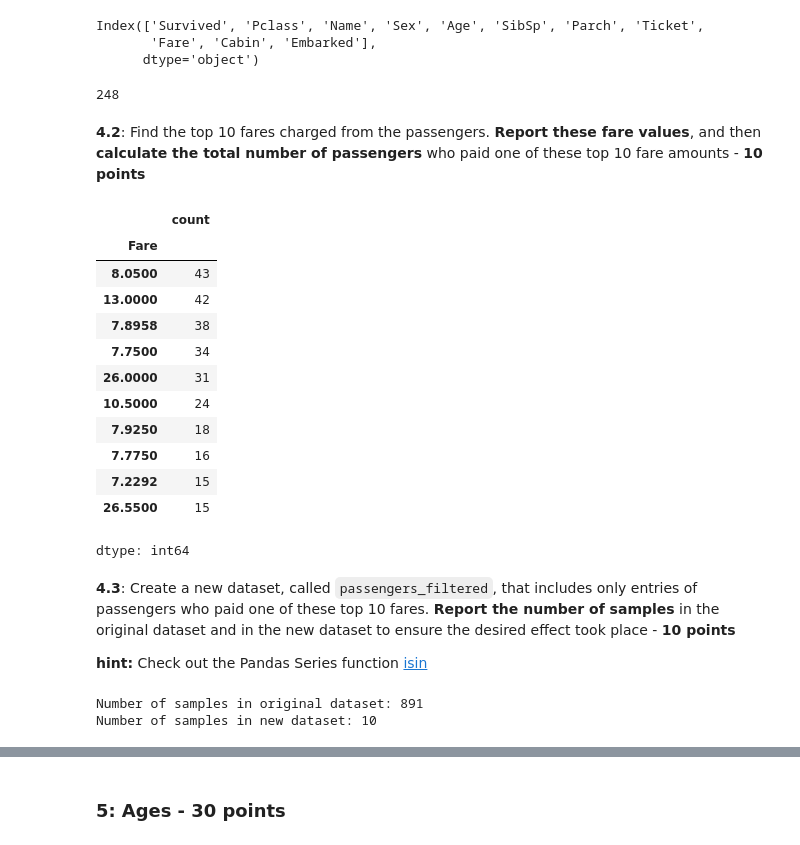
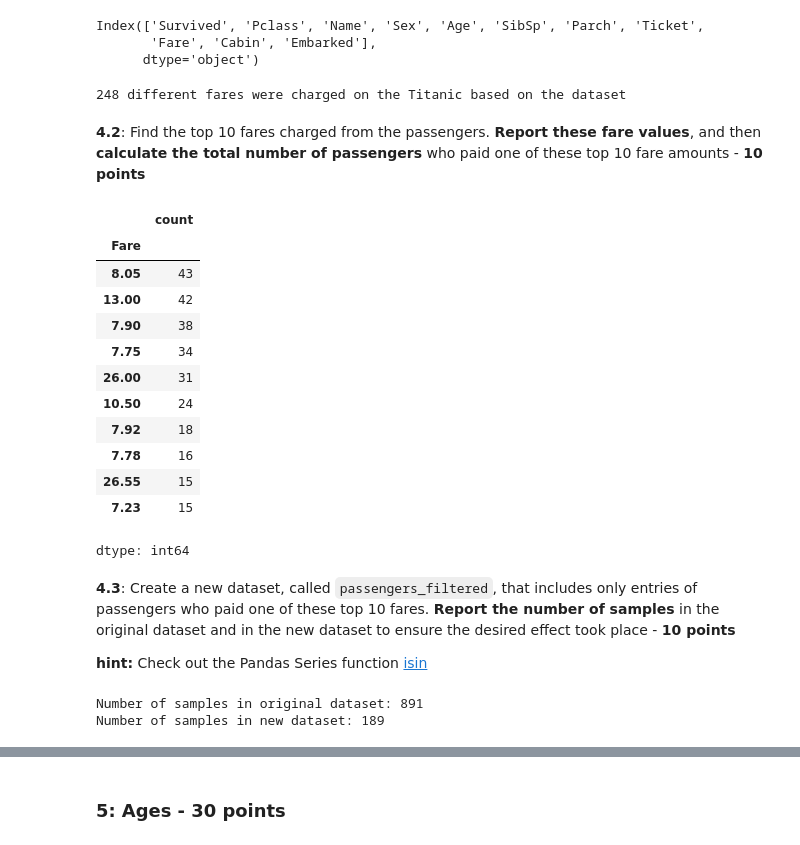
Before and after one commit to surf-guy/DSE200, a Jupyter notebook: HW/HW_2.ipynb, the cells around one changed output, grey strips where cells are left out. Cells and saved outputs as stored; diff of their text form; code cells hidden in the pictures.

```diff
--- a/HW/HW_2.ipynb
+++ b/HW/HW_2.ipynb
@@ -249,37 +256,37 @@ passengers.columns
 Index(['Survived', 'Pclass', 'Name', 'Sex', 'Age', 'SibSp', 'Parch', 'Ticket',
        'Fare', 'Cabin', 'Embarked'],
       dtype='object')
-# %%
-len(passengers['Fare'].unique())
-# %% [output]
-248
+# %%
+print(len(passengers['Fare'].unique()),"different fares were charged on the Titanic based on the dataset")
+# %% [output]
+248 different fares were charged on the Titanic based on the dataset
 # %% [markdown]
 **4.2**: Find the top 10 fares charged from the passengers. **Report these fare values**, and then **calculate the total number of passengers** who paid one of these top 10 fare amounts - **10 points**
 # %%
-top_10_fares = passengers['Fare'].value_counts().head(10)
+top_10_fares = passengers['Fare'].round(2).value_counts().head(10)
 top_10_fares
 # %% [output]
 |  | count |
 | Fare |  |
-| 8.0500 | 43 |
-| 13.0000 | 42 |
-| 7.8958 | 38 |
-| 7.7500 | 34 |
-| 26.0000 | 31 |
-| 10.5000 | 24 |
-| 7.9250 | 18 |
-| 7.7750 | 16 |
-| 7.2292 | 15 |
-| 26.5500 | 15 |
+| 8.05 | 43 |
+| 13.00 | 42 |
+| 7.90 | 38 |
+| 7.75 | 34 |
+| 26.00 | 31 |
+| 10.50 | 24 |
+| 7.92 | 18 |
+| 7.78 | 16 |
+| 26.55 | 15 |
+| 7.23 | 15 |
 dtype: int64
 # %% [markdown]
 **4.3**: Create a new dataset, called `passengers_filtered`, that includes only entries of passengers who paid one of these top 10 fares. **Report the number of samples** in the original dataset and in the new dataset to ensure the desired effect took place - **10 points**
 
 **hint:** Check out the Pandas Series function [isin](https://pandas.pydata.org/pandas-docs/stable/generated/pandas.Series.isin.html)
 # %%
-passengers_filtered=passengers[passengers['Fare'].isin(top_10_fares)]
+passengers_filtered=passengers[passengers['Fare'].isin(top_10_fares.index)]
 print("Number of samples in original dataset:",len(passengers))
 print("Number of samples in new dataset:",len(passengers_filtered))
 # %% [output]
 Number of samples in original dataset: 891
-Number of samples in new dataset: 10
+Number of samples in new dataset: 189
```
Also changed, not shown: parts of 15 cells of this notebook.
